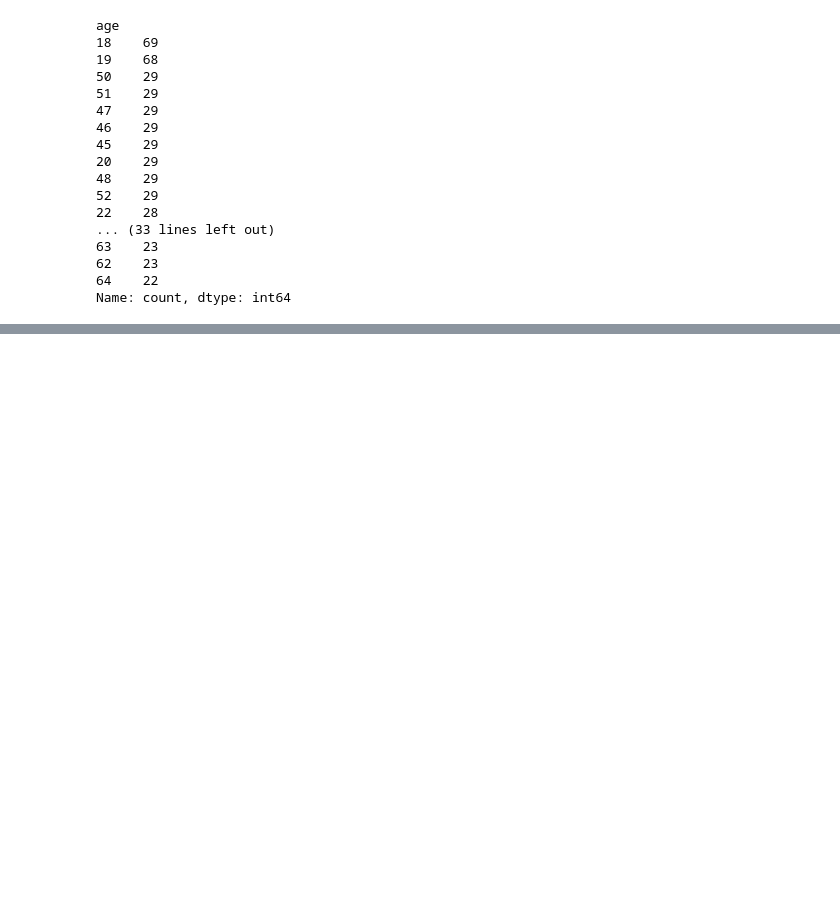
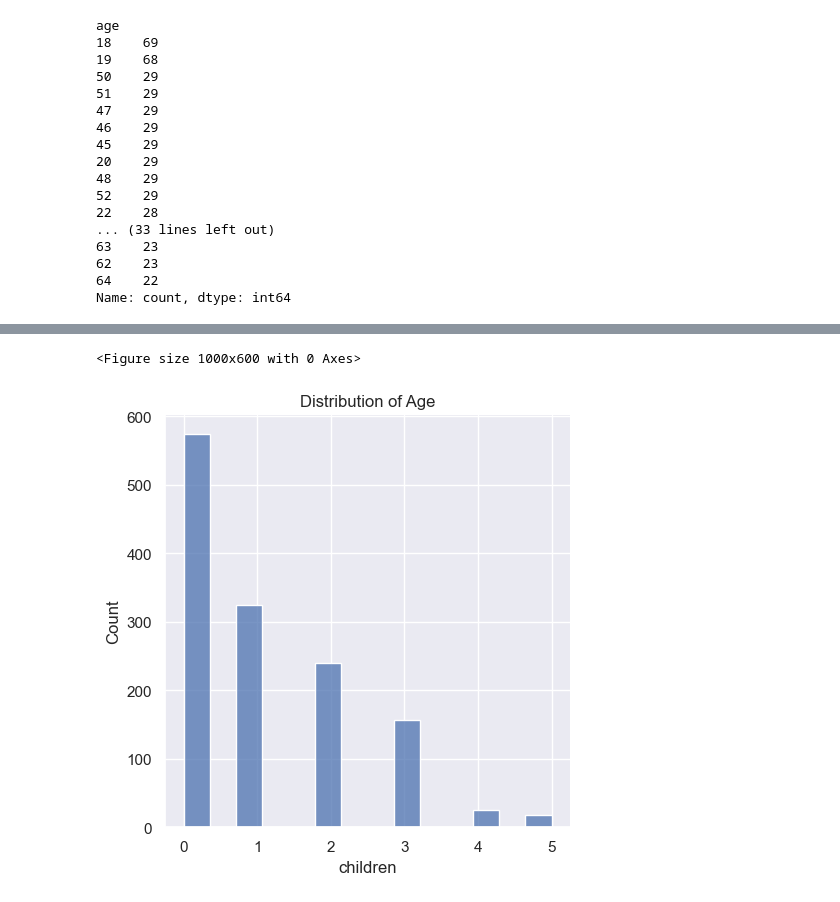
Before and after one commit to khoinguyentm/ML-with-Deploy, a Jupyter notebook: medical insurance prediction/main.ipynb, the cells around one changed output, grey strips where cells are left out. Saved outputs shown, nothing was run; the diff lists cells and outputs as text; code cells hidden in the pictures; blank space fills up the shorter version.

```diff
--- a/medical insurance prediction/main.ipynb
+++ b/medical insurance prediction/main.ipynb
@@ -89,0 +100,10 @@ Name: count, dtype: int64
+# %%
+# Data distribution for numerical column age
+sns.set()
+plt.figure(figsize=(10, 6))
+sns.displot(insurance_data['children'])
+plt.title('Distribution of Age')
+plt.show()
+# %% [output]
+<Figure size 1000x600 with 0 Axes>
+[figure, added]
```
Also changed, not shown: parts of 22 cells of this notebook, 2 other files.
